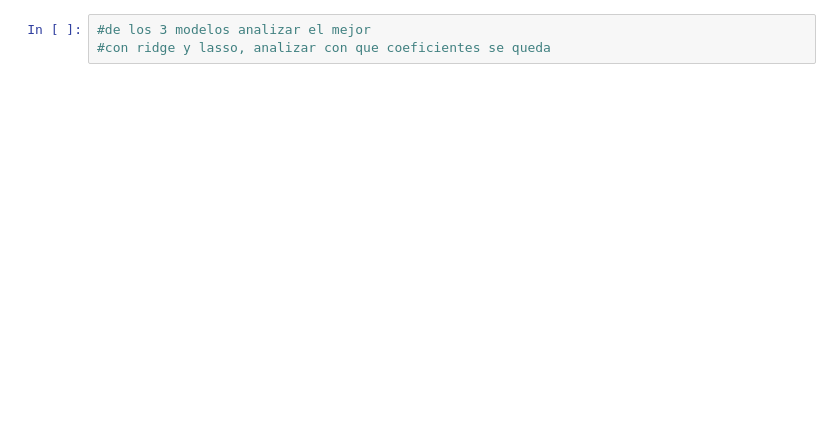
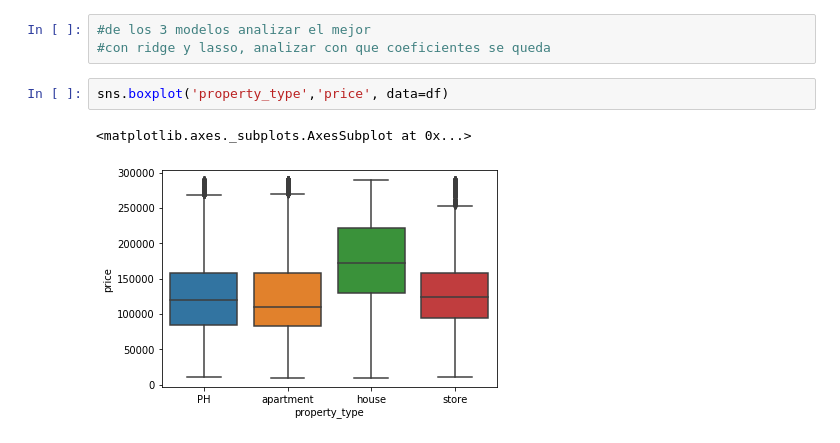
Before and after one commit to rdgagliano/DataScience-Grupo3, a Jupyter notebook: Desafio_2_1.ipynb, the cells around one changed output. Drawn from its saved outputs; the diff is of its cells as text; blank space fills up the shorter version.

```diff
--- a/Desafio_2_1.ipynb
+++ b/Desafio_2_1.ipynb
@@ -447,3 +555,8 @@ model.coef_
 # %%
 #de los 3 modelos analizar el mejor
 #con ridge y lasso, analizar con que coeficientes se queda
+# %%
+sns.boxplot('property_type','price', data=df)
+# %% [output]
+<matplotlib.axes._subplots.AxesSubplot at 0x...>
+[figure, added]
```
Also changed, not shown: parts of 19 cells of this notebook.
